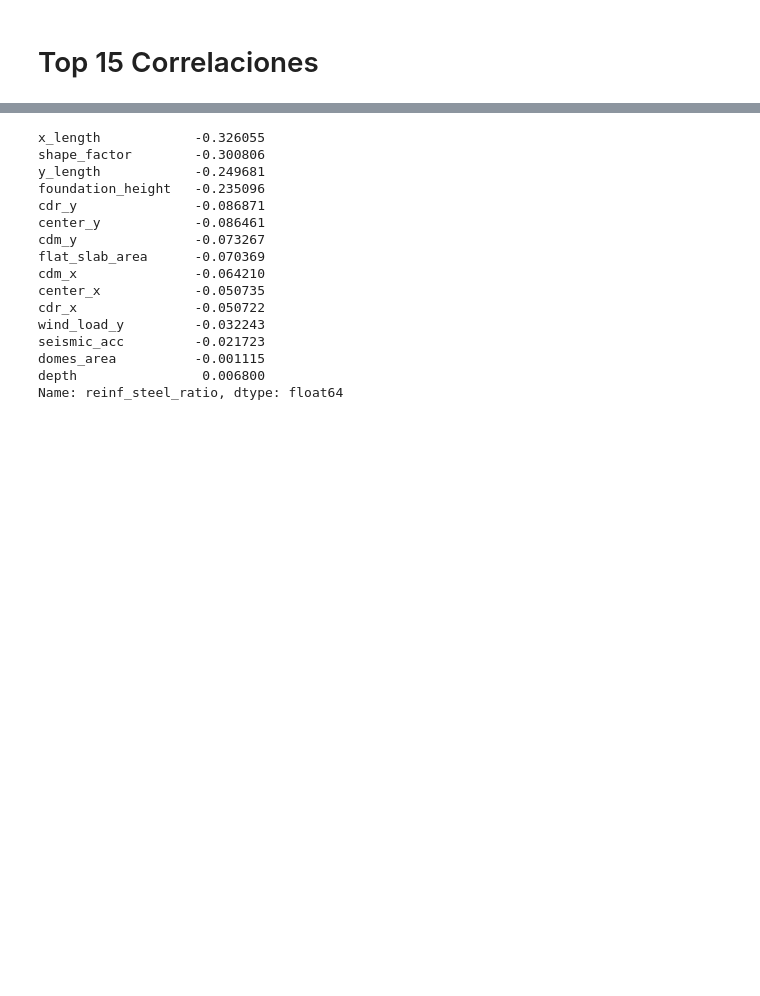
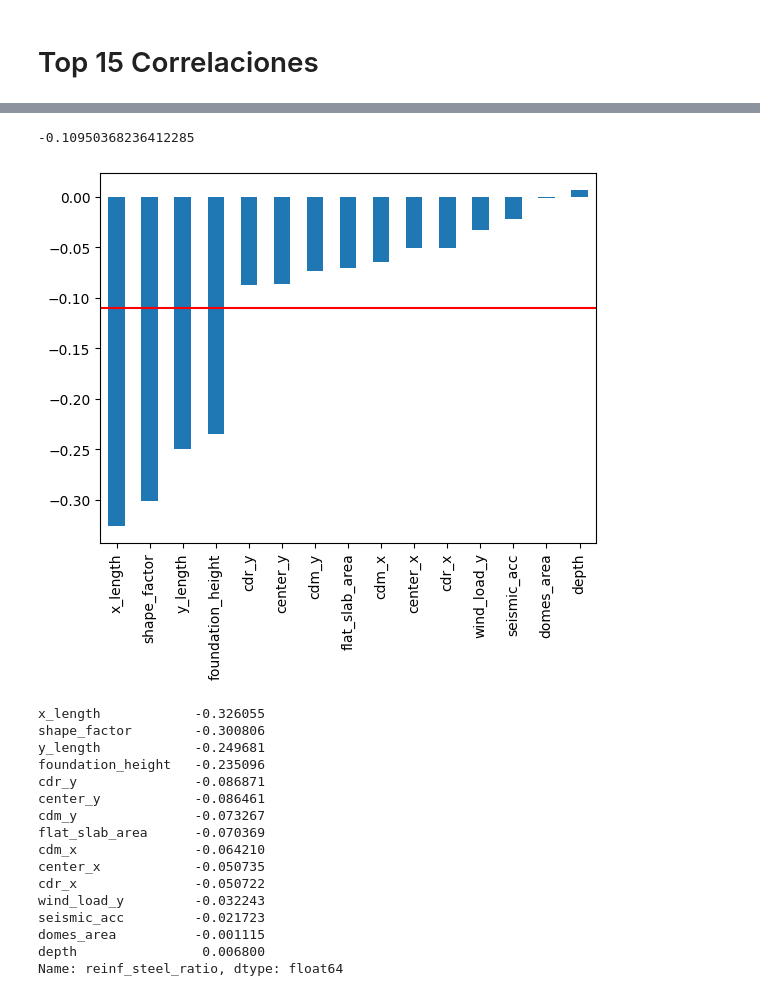
Before and after one commit to pablo-campillo/reinf-steel-ratio-regressor, a Jupyter notebook: notebooks/4.0-pcs-feature-engineering.ipynb, the cells around one changed output, grey strips where cells are left out. Saved outputs shown, nothing was run; the diff lists cells and outputs as text; code cells hidden in the pictures; blank space fills up the shorter version.

```diff
--- a/notebooks/4.0-pcs-feature-engineering.ipynb
+++ b/notebooks/4.0-pcs-feature-engineering.ipynb
@@ -59,3 +62,12 @@ corr_matrix["reinf_steel_ratio"].sort_values(ascending=False)[:15]
+# %%
+corr_matrix["reinf_steel_ratio"].sort_values(ascending=True)[:15].plot(kind='bar')
+mean_value = corr_matrix["reinf_steel_ratio"].sort_values(ascending=True)[:15].mean()
+plt.axhline(y = mean_value, color = 'r', linestyle = '-')
+plt.savefig('../reports/figures/clean/top15_negative_correlations_bars.pdf', bbox_inches='tight')
+mean_value
+# %% [output]
+-0.10950368236412285
+[figure, added]
 # %%
 corr_matrix["reinf_steel_ratio"].sort_values(ascending=True)[:15]
 # %% [output]
```
Also changed, not shown: parts of 10 cells of this notebook, 49 other files.
